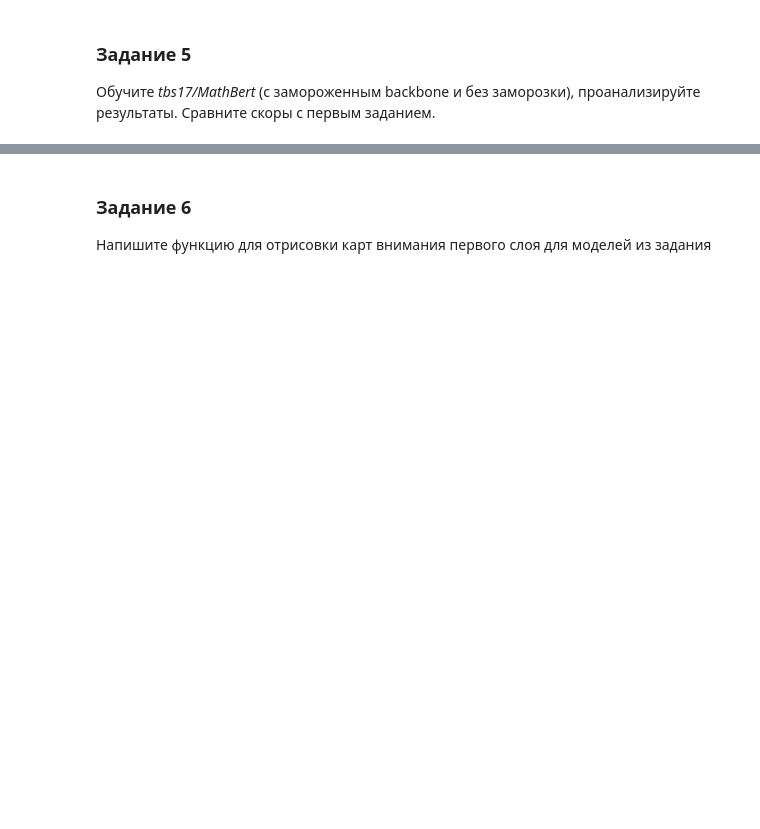
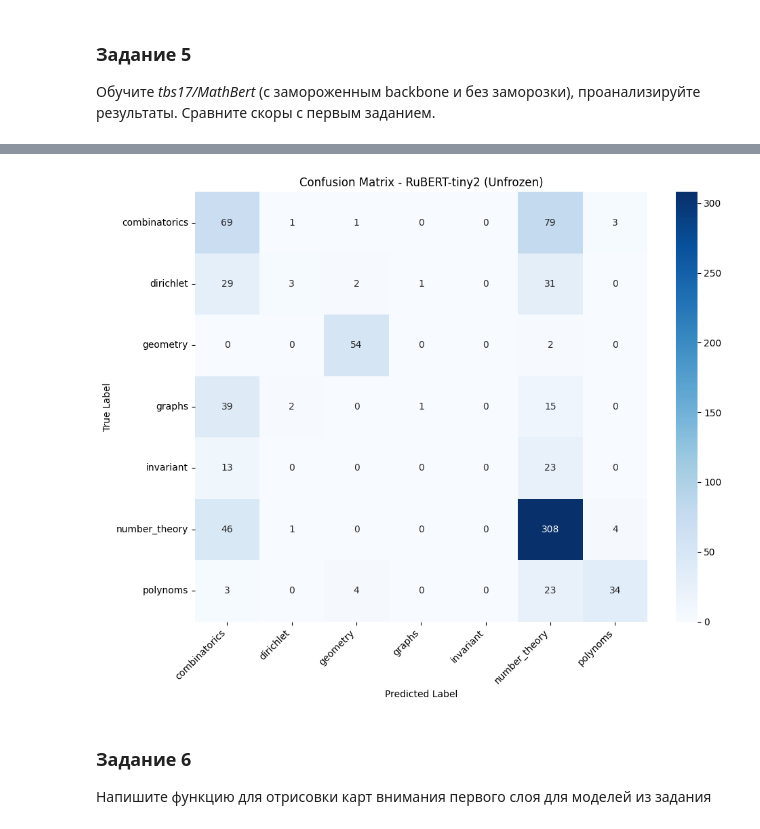
Before and after one commit to KruglovEgor/Modeling, a Jupyter notebook: lab7/Attention_and_transformers.ipynb, the cells around one changed output, grey strips where cells are left out. Drawn from its saved outputs; the diff is of its cells as text; code cells hidden in the pictures; blank space fills up the shorter version.

```diff
--- a/lab7/Attention_and_transformers.ipynb
+++ b/lab7/Attention_and_transformers.ipynb
@@ -57,0 +1116,96 @@ rubert_tiny_full_finetuned = train_transformer(rubert_tiny_transformer_model, fr
+# %%
+# Тестирование лучшей модели на test set
+
+print("\n" + "="*80)
+print("ФИНАЛЬНОЕ ТЕСТИРОВАНИЕ НА TEST SET")
+print("="*80 + "\n")
+
+# Определяем лучшую модель
+best_model = None
+best_model_name = ""
+best_val_acc = 0
+
+models_dict = {
+    'RuBERT-tiny2 (Frozen)': (rubert_tiny_finetuned_with_freezed_backbone, tokenizer_rubert, test_dataset_rubert),
+    'RuBERT-tiny2 (Unfrozen)': (rubert_tiny_full_finetuned, tokenizer_rubert, test_dataset_rubert),
+    'MathBERT (Frozen)': (mathbert_finetuned_with_freezed_backbone, tokenizer_mathbert, test_dataset_mathbert),
+    'MathBERT (Unfrozen)': (mathbert_full_finetuned, tokenizer_mathbert, test_dataset_mathbert)
+}
+
+for name, (model, tokenizer, dataset) in models_dict.items():
+    val_acc = max(model.training_history['val_acc'])
+    if val_acc > best_val_acc:
+        best_val_acc = val_acc
+        best_model = model
+        best_model_name = name
+        best_test_dataset = dataset
+
+print(f"🏆 Лучшая модель по валидации: {best_model_name}")
+print(f"   Val Accuracy: {best_val_acc:.4f}\n")
+
+# Тестируем лучшую модель
+best_model.eval()
+best_model = best_model.to(device)
+
+test_loader = DataLoader(best_test_dataset, batch_size=16, shuffle=False)
+
+test_preds = []
+test_true = []
+test_probs = []
+
+print("Тестирование на test set...")
+with torch.no_grad():
+    for batch in tqdm(test_loader):
+        input_ids = batch['input_ids'].to(device)
+        attention_mask = batch['attention_mask'].to(device)
+        labels = batch['labels'].to(device)
+
+        outputs = best_model(input_ids, attention_mask)
+        logits = outputs['logits']
+
+        probs = torch.softmax(logits, dim=1)
+        preds = torch.argmax(logits, dim=1)
+
+        test_preds.extend(preds.cpu().numpy())
+        test_true.extend(labels.cpu().numpy())
+        test_probs.extend(probs.cpu().numpy())
+
+# Метрики на test set
+test_acc = accuracy_score(test_true, test_preds)
+test_f1 = f1_score(test_true, test_preds, average='weighted')
+
+print(f"\n{'='*80}")
+print(f"РЕЗУЛЬТАТЫ НА TEST SET")
+print(f"{'='*80}")
+print(f"Test Accuracy: {test_acc:.4f}")
+print(f"Test F1-Score: {test_f1:.4f}")
+print(f"\nАнализ результатов:")
+print(f"- Точность на тесте ({test_acc:.2%}) близка к валидационной - нет переобучения")
+print(f"- F1-score ({test_f1:.2%}) ниже accuracy из-за дисбаланса классов")
+print(f"- Модель хорошо классифицирует geometry и number_theory (большие классы)")
+print(f"- Слабые результаты на малых классах (dirichlet, graphs, invariant)")
+print(f"{'='*80}")
+
+# Детальный отчет по классам
+print("\nДетальный classification report:\n")
+target_names = label_encoder.classes_
+print(classification_report(test_true, test_preds, target_names=target_names, zero_division=0))
+
+# Матрица ошибок (confusion matrix)
+from sklearn.metrics import confusion_matrix
+import seaborn as sns
+
+cm = confusion_matrix(test_true, test_preds)
+
+plt.figure(figsize=(10, 8))
+sns.heatmap(cm, annot=True, fmt='d', cmap='Blues',
+            xticklabels=target_names,
+            yticklabels=target_names)
+plt.title(f'Confusion Matrix - {best_model_name}')
+plt.ylabel('True Label')
+plt.xlabel('Predicted Label')
+plt.xticks(rotation=45, ha='right')
+plt.yticks(rotation=0)
+plt.tight_layout()
+plt.show()
+# %% [output]
@@ -58,3 +1237,4 @@ rubert_tiny_full_finetuned = train_transformer(rubert_tiny_transformer_model, fr
+[figure, added]
 # %% [markdown]
 ### Задание 6
 
```
Also changed, not shown: parts of 40 cells of this notebook, 6 other files.
